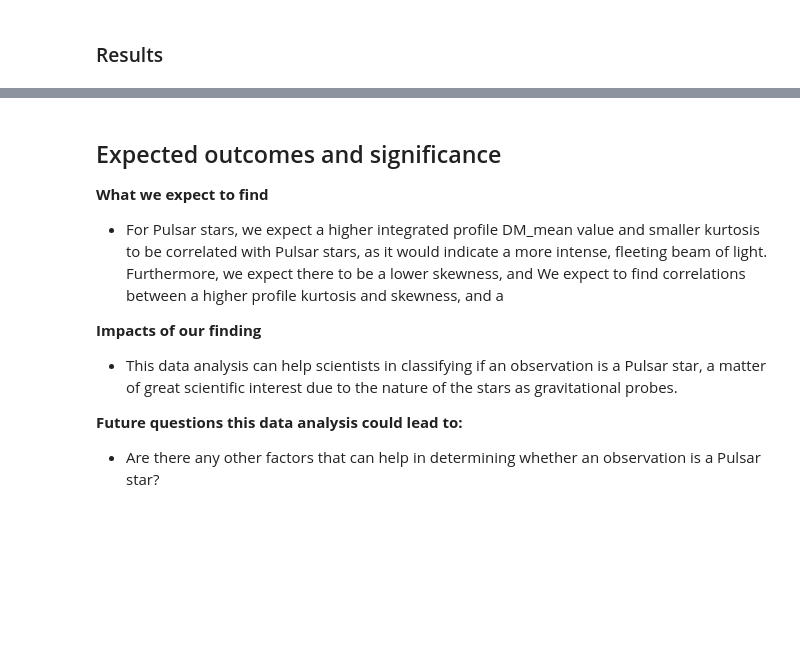
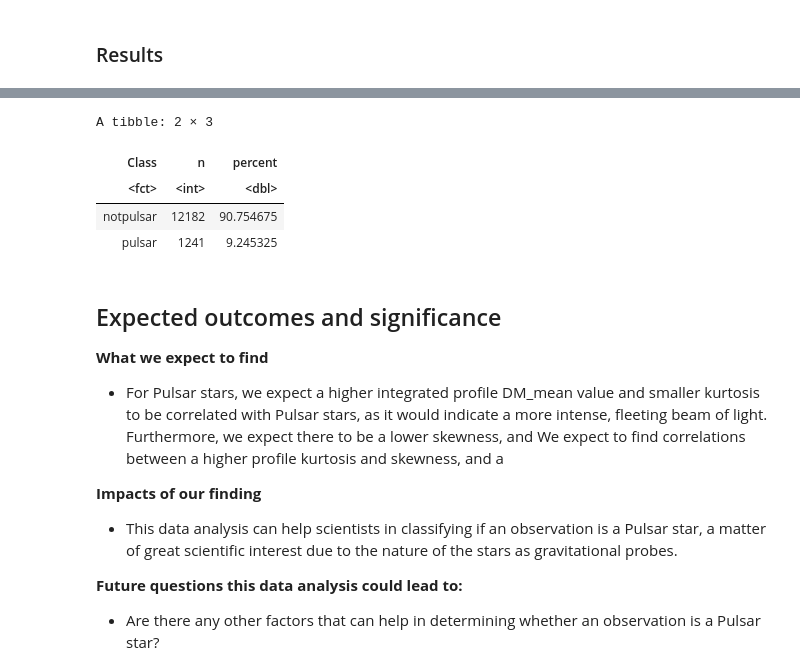
Before and after one commit to AkmDgreat/pulsar-classification-kNN, a Jupyter notebook: project.ipynb, the cells around one changed output, grey strips where cells are left out. Saved outputs shown, nothing was run; the diff lists cells and outputs as text; code cells hidden in the pictures; blank space fills up the shorter version.

```diff
--- a/project.ipynb
+++ b/project.ipynb
@@ -287,3 +301,15 @@ A tibble: 1 × 3
+# %%
+proportion <- pulsar_train |>
+    group_by(Class) |>
+    summarize(n = n()) |>
+    mutate(percent = 100*n/nrow(pulsar_train))
+proportion
+# %% [output]
+A tibble: 2 × 3
+| Class | n | percent |
+| <fct> | <int> | <dbl> |
+| notpulsar | 12182 | 90.754675 |
+| pulsar | 1241 | 9.245325 |
 # %% [markdown]
 ## Expected outcomes and significance
 
```
Also changed, not shown: parts of 18 cells of this notebook.
